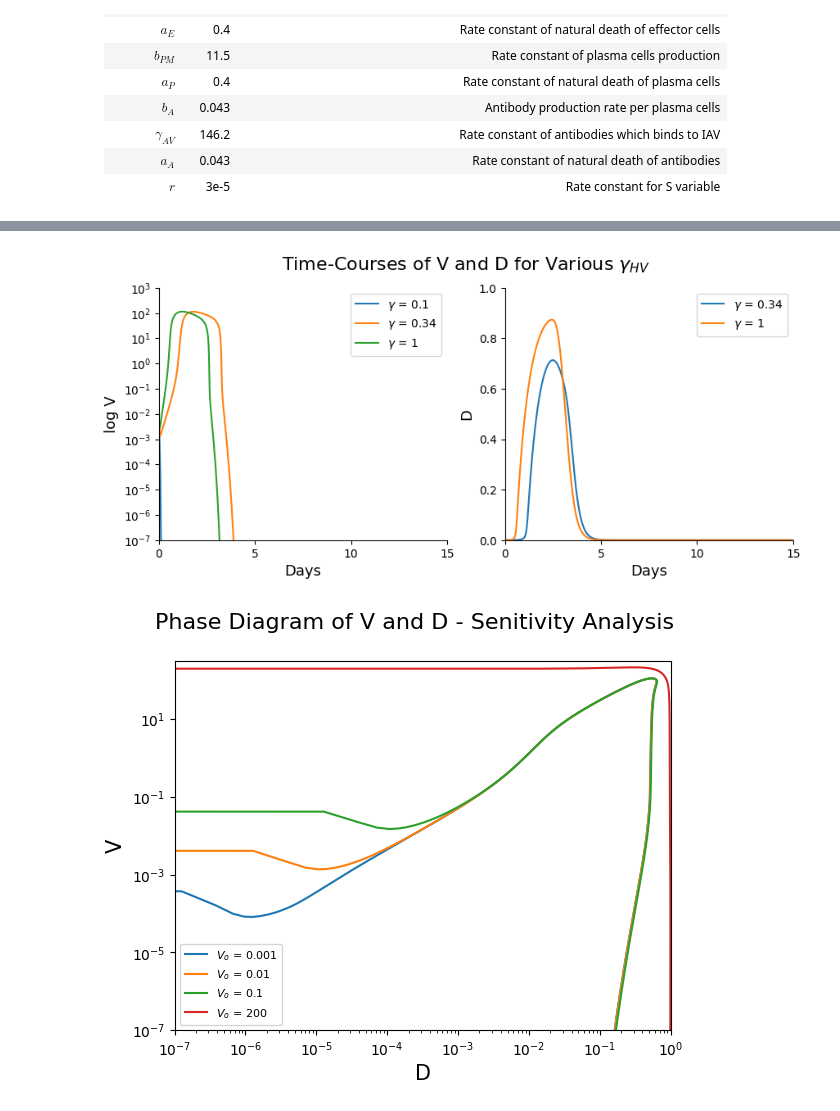
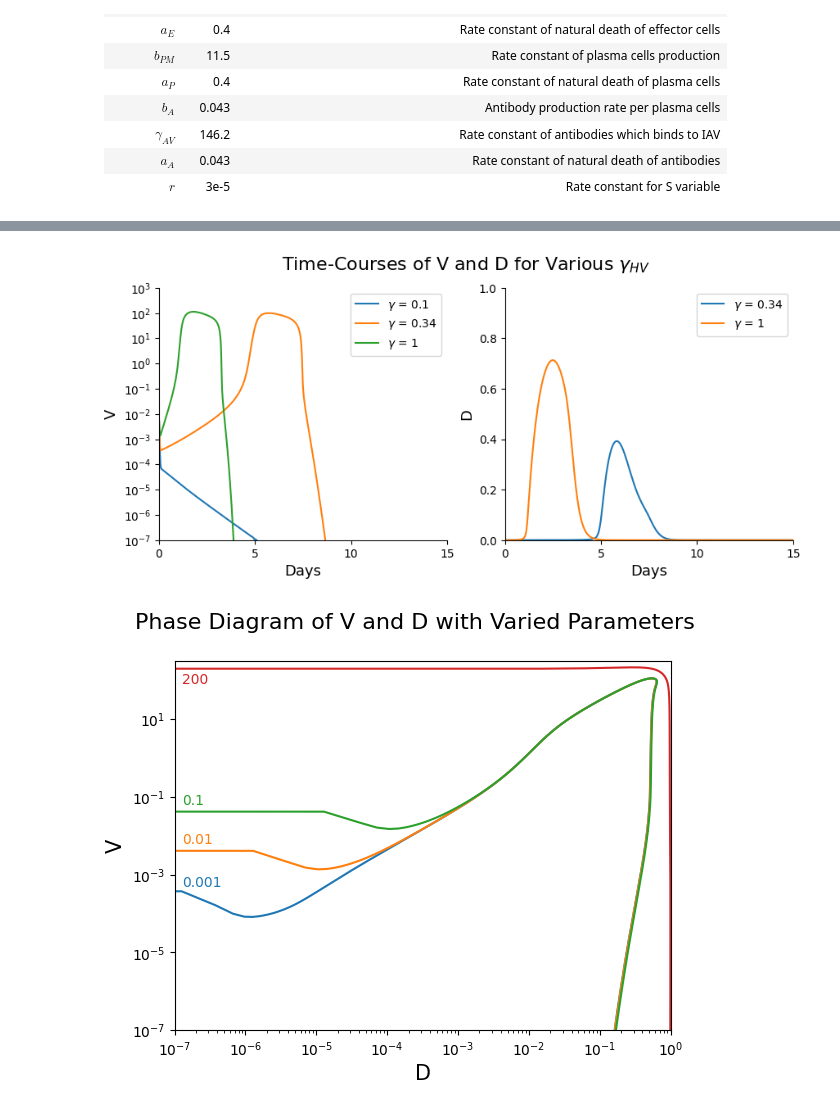
Before and after one commit to mkayeterry/MCDB172, a Jupyter notebook: final/flu_revised.ipynb, the cells around one changed output, grey strips where cells are left out. Drawn from its saved outputs; the diff is of its cells as text; code cells hidden in the pictures.

```diff
--- a/final/flu_revised.ipynb
+++ b/final/flu_revised.ipynb
@@ -54,7 +54,7 @@ $a_{A}$|0.043|Rate constant of natural death of antibodies
 $r$|3e-5|Rate constant for S variable
 # %%
 # Define system of equations
-def deriv_std(state, t, params):
+def get_deriv(state, t, params):
     '''
     Computes the derivatives of a dynamical model of human immune response to influenza A virus infection.
 
@@ -63,7 +63,7 @@ def deriv_std(state, t, params):
 
         t (float): The current time point
 
-        params (list): A list containing the values of the parameters in the system of differential equations.
+        params (list): A list containing the values of parameters in the system of differential equations.
 
     Returns:
         array_like: An array of length 10 representing the derivatives of the state variables with respect to time.
@@ -284,5 +299,5 @@ plt.show()
 # %%
-# Figure 4
+# Figure 3
 
 # -------------- Time courses --------------
 
@@ -290,20 +305,19 @@ plt.show()
 gammaHV_lst = [0.1, 0.34, 1]
 
 # Create empty lists to store results
-V_gammaHV = []
-D_gammaHV = []
+V_gammaHV, D_gammaHV = [], []
 
 # Loop through each value of gammaHV
 for i in range(len(gammaHV_lst)):
 
     # Set parameters for each gammaHV
-    params_gammaHV = [gammaV, gammaVA, gammaVH, alphaV, aV1, aV2, bHD, aR, i, bHF, bIE, aI, bMD, bMV, aM, bF, cF, bFH, aF, bEM, bEI, aE, bPM, aP, bA, gammaAV, aA, r]
+    params_gammaHV = [gammaV, gammaVA, gammaVH, alphaV, aV1, aV2, bHD, aR, gammaHV_lst[i], bHF, bIE, aI, bMD, bMV, aM, bF, cF, bFH, aF, bEM, bEI, aE, bPM, aP, bA, gammaAV, aA, r]
 
     # Initial state of the system with standard values
     state0 = [V0, H0, I0, M0, F0, R0, E0, P0, A0, S0]
 
     # Solve ODEs using initial state and revised parameters
-    state = odeint(deriv_std, state0, t, args = (params_gammaHV,))
+    state = odeint(get_deriv, state0, t, args = (params_gammaHV,))
 
     # Extract the results for V, H, I, and R
     V = state[:, 0]
@@ -315,11 +329,10 @@ for i in range(len(gammaHV_lst)):
     D = 1 - H - R - I
 
     # Append results to respective lists
-    V_gammaHV.append(V)
-    D_gammaHV.append(D)
+    V_gammaHV.append(V), D_gammaHV.append(D)
 
 # Initialize y axis labels, title, and subplots
-F4_labels = ['log V', 'D']
+F4_labels = ['V', 'D']
 fig, axes = plt.subplots(nrows=1, ncols=2, figsize=(10,4))
 fig.suptitle(r'Time-Courses of V and D for Various $\gamma_{HV}$', fontsize = 16)
 
@@ -343,13 +356,14 @@ axes[0].set_ylim([yticks[0], yticks[-1]])
 axes[0].set_yticks(yticks)
 axes[0].legend()
 
-# Plot time course of V for each gammaHV value
+# Plot time course of D for each gammaHV value
 for i in range(1, len(gammaHV_lst)):
     axes[1].plot(t, D_gammaHV[i], label=r'$\gamma$ = {}'.format(gammaHV_lst[i]))
 axes[1].set_ylim(0, 1.0)
 axes[1].legend()
 
-# Show time courses
+# Save figure and show time courses
+plt.savefig('figure3A', dpi = 300)
 plt.show()
 
 # -------------- Phase diagram --------------
@@ -372,8 +386,7 @@ bPM_SA = 11.3
 V0_SA = [0.001, 0.01, 0.1, 200]
 
 # Create empty lists to store results
-V_SA = []
-D_SA = []
+V_SA, D_SA = [], []
 
 # Loop through length of V0_SA list
 for i in range(len(V0_SA)):
@@ -385,41 +398,46 @@ for i in range(len(V0_SA)):
     state0 = [V0_SA[i], H0, I0, M0, F0, R0, E0, P0, A0, S0]
 
     # Solve ODEs using initial state and revised parameters
-    state = odeint(deriv_std, state0, t, args=(params_SA,))
+    state = odeint(get_deriv, state0, t, args=(params_SA,))
 
     # Extract the results for V, H, I, and R
     V = state[:, 0]
     H = state[:, 1]
     I = state[:, 2]
     R = state[:, 5]
 
     # Calculate the results for the proportion of dead cells
     D = 1 - H - R - I
 
     # Append results to respective lists
-    V_SA.append(V)
-    D_SA.append(D)
+    V_SA.append(V), D_SA.append(D)
 
 # Initialize the phase diagram
 fig, ax = plt.subplots()
-fig.suptitle('Phase Diagram of V and D - Senitivity Analysis', fontsize = 16)
+fig.suptitle('Phase Diagram of V and D with Varied Parameters', fontsize = 16)
 
 # Plot trajectories for different initial conditions
 for i in range(len(V0_SA)):
-    ax.plot(D_SA[i], V_SA[i], label=r'$V_o$ = {}'.format(V0_SA[i]))
+    ax.plot(D_SA[i], V_SA[i])
 
 # Set labels and scales for the axes
 ax.set_xlabel('D', fontsize=15)
 ax.set_ylabel('V', fontsize=15)
 ax.set_xscale('log')
 ax.set_yscale('log')
 ax.set_xlim([10**-7, 10**0])
 ax.set_ylim([10**-7, 10**2.5])
 
-# Add legend and show phase diagram
-ax.legend(fontsize=8)
+# Set annotations for each value of V0
+ax.text(10**-6.9, 10**1.9, '200', fontsize=10, color = '#d62728')
+ax.text(10**-6.9, 10**-1.2, '0.1', fontsize=10, color = '#2ca02c')
+ax.text(10**-6.9, 10**-2.2, '0.01', fontsize=10, color = '#ff7f0e')
+ax.text(10**-6.9, 10**-3.3, '0.001', fontsize=10, color = '#1f77b4')
+
+# Save figure, and show phase diagram
+plt.savefig('figure3B', dpi = 300)
 plt.show()
 # %% [output]
-[figure, old version]
+[figure, new version]
-[figure, old version]
+[figure, new version]
 # %%
```
Also changed, not shown: parts of 6 cells of this notebook, 10 other files.
